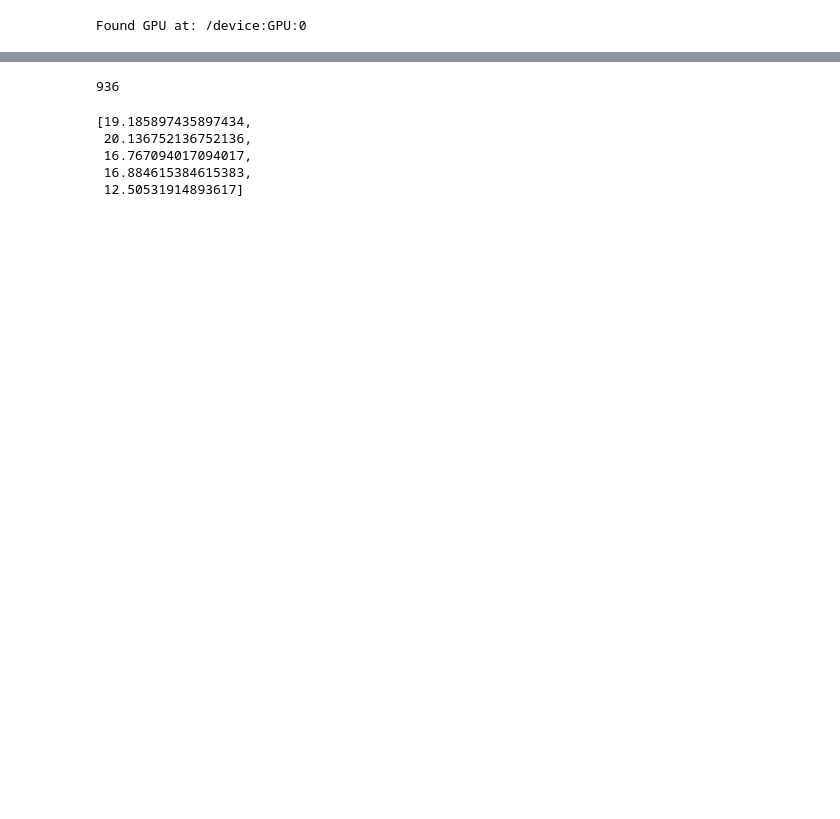
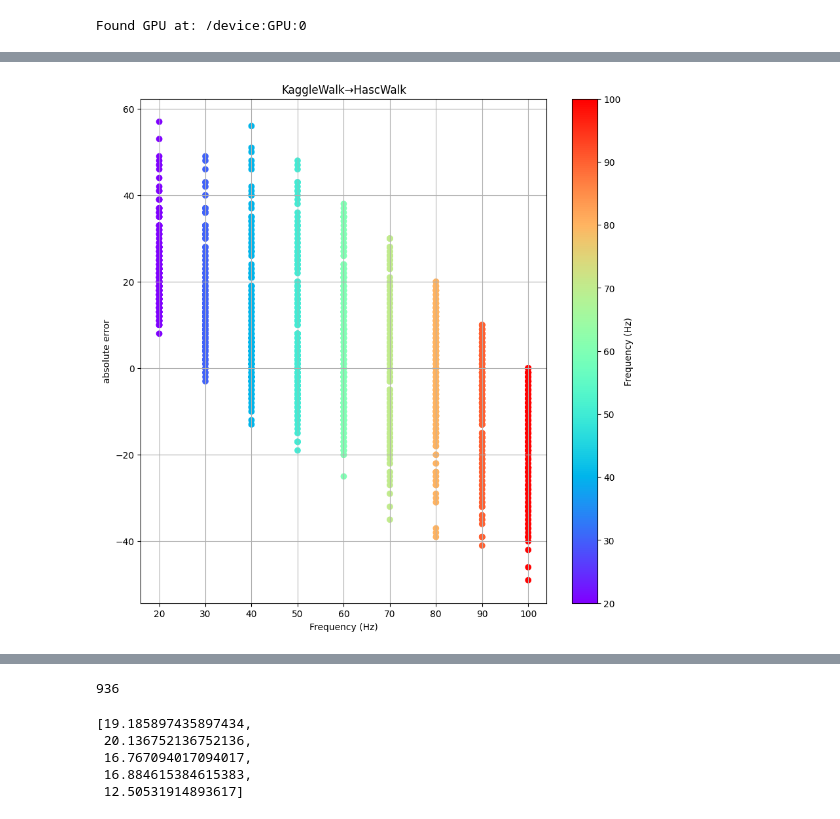
Before and after one commit to hinapyon/Sampling-Frequency-Estimating-of-Human-Activity-Acceleration-Data-using-Transformer-based-Regression, a Jupyter notebook: AcrossDifferentDomains.ipynb, the cells around one changed output, grey strips where cells are left out. Saved outputs shown, nothing was run; the diff lists cells and outputs as text; code cells hidden in the pictures; blank space fills up the shorter version.

Commit message:
various plot and difficult

```diff
--- a/AcrossDifferentDomains.ipynb
+++ b/AcrossDifferentDomains.ipynb
@@ -327,0 +332,6 @@ Hz = np.concatenate([HzWalk, HzKWalk])
+# %%
+#X_train, X_test, y_train, y_test = train_test_split(DifferenceAcc_hist, Hz, test_size = 0.05)
+model = Transformer_Encoder()
+history = model.fit(DifferenceAcc_histKWalk, HzKWalk, batch_size=32, epochs=50, shuffle=True, validation_split=0.2)
+y_pred = tf.cast(tf.clip_by_value(model.predict(DifferenceAcc_histHWalk), 20, 100), tf.int32)
+mae.append(mean_absolute_error(y_pred, HzHWalk))
@@ -341,2 +373,2 @@ mae
 # %%
-y_test = y_test.reshape(len(y_test), 1)
+y_test = HzHWalk.reshape(len(HzHWalk), 1)
@@ -376,0 +381,6 @@ len(Hz)
+# %%
+combined_array = np.column_stack((residuals, y_test))
+# %%
+#combined_array = np.column_stack((residuals, y_test))
+sorted_combined_array = combined_array[np.argsort(-combined_array[:, 0])]
+print(sorted_combined_array)
@@ -376,0 +395,12 @@ len(Hz)
+# %%
+plt.figure(figsize=(10, 10))
+plt.scatter(sorted_combined_array[:, 1], sorted_combined_array[:, 0], c=sorted_combined_array[:, 1], cmap='rainbow', marker='o')
+plt.colorbar(label='Frequency (Hz)')
+plt.xlabel('Frequency (Hz)')
+plt.ylabel('absolute error')
+plt.title('KaggleWalk→HascWalk')
+#plt.ylim(-0.5, 4.5)
+plt.grid(True)
+plt.show()
+# %% [output]
+[figure, added]
```
Also changed, not shown: parts of 24 cells of this notebook.
